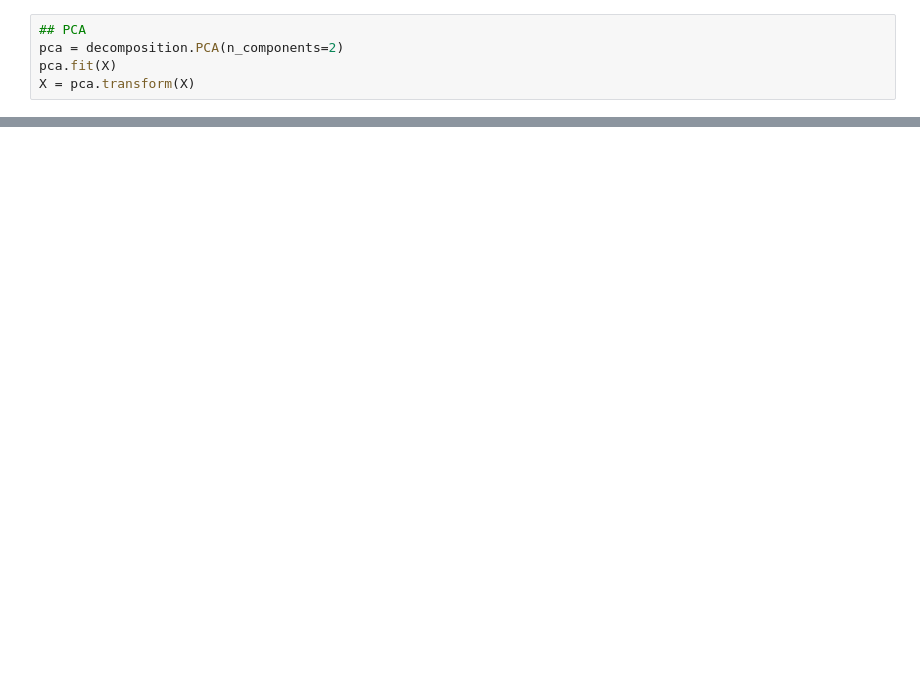
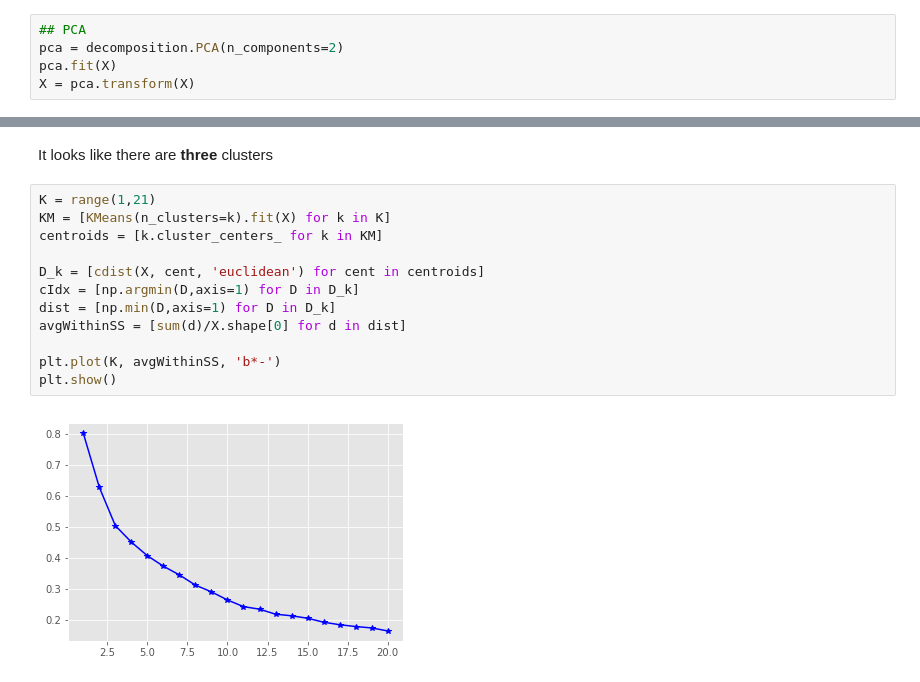
Before and after one commit to gentok/Political_Headlines_Project, a Jupyter notebook: notebooks/NonSupervised.ipynb, the cells around one changed output, grey strips where cells are left out. Cells and saved outputs as stored; diff of their text form; blank space fills up the shorter version.

```diff
--- a/notebooks/NonSupervised.ipynb
+++ b/notebooks/NonSupervised.ipynb
@@ -38 +59,17 @@ X = pca.transform(X)
+# %% [markdown]
+It looks like there are **three** clusters
+# %%
+K = range(1,21)
+KM = [KMeans(n_clusters=k).fit(X) for k in K]
+centroids = [k.cluster_centers_ for k in KM]
+
+D_k = [cdist(X, cent, 'euclidean') for cent in centroids]
+cIdx = [np.argmin(D,axis=1) for D in D_k]
+dist = [np.min(D,axis=1) for D in D_k]
+avgWithinSS = [sum(d)/X.shape[0] for d in dist]
+
+plt.plot(K, avgWithinSS, 'b*-')
+plt.show()
+# %% [output]
+[figure, added]
 # %%
```
Also changed, not shown: parts of 9 cells of this notebook.
